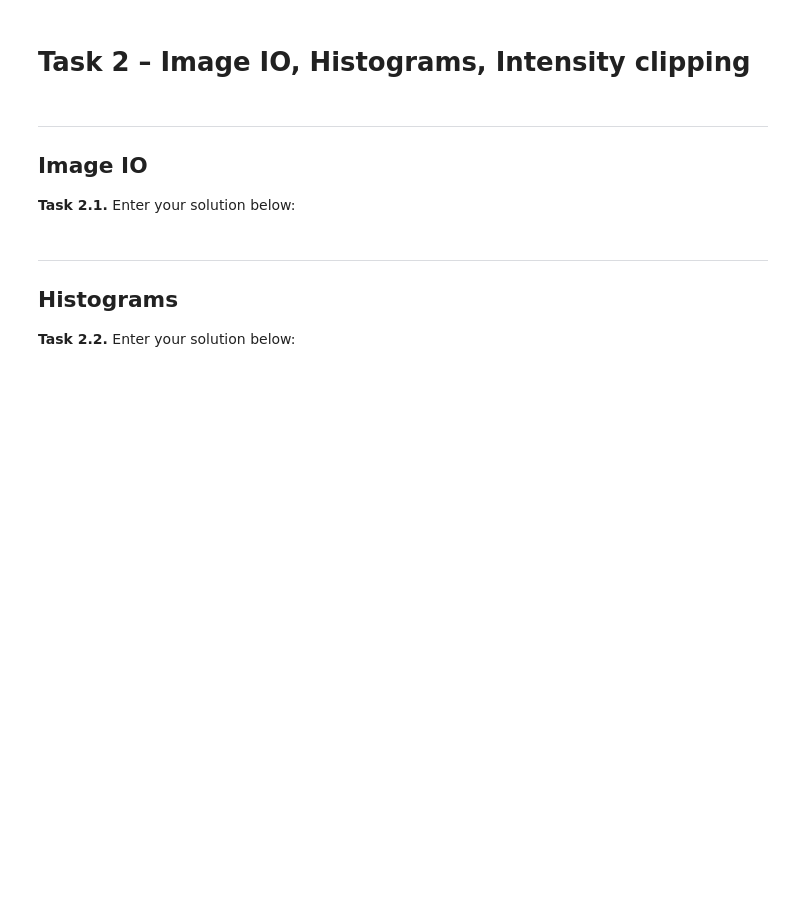
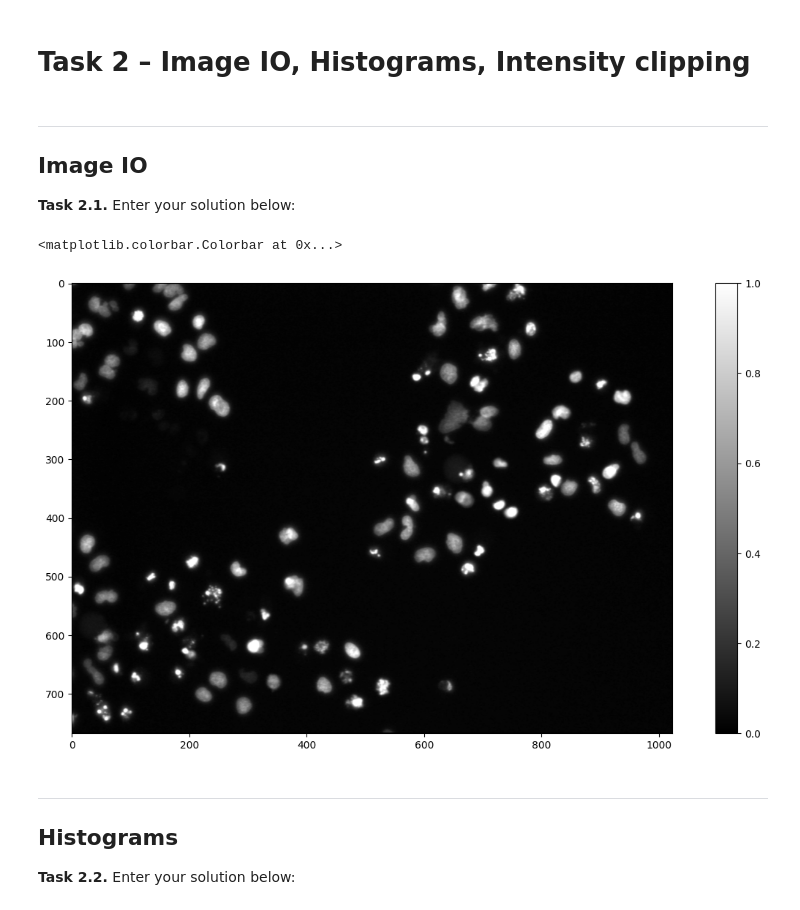
Before and after one commit to elisabeth-werner/mobi-fs3-python, a Jupyter notebook: task2.ipynb, the cells around one changed output. Drawn from its saved outputs; the diff is of its cells as text; code cells hidden in the pictures; blank space fills up the shorter version.

```diff
--- a/task2.ipynb
+++ b/task2.ipynb
@@ -11,6 +11,12 @@ import matplotlib.pyplot as plt
 **<a id="#">Task 2.1.</a>** Enter your solution below:
 # %%
 img = plt.imread("data/cells.png")
+plt.figure(figsize=(15,8))
+plt.imshow(img, "gray")
+plt.colorbar()
+# %% [output]
+<matplotlib.colorbar.Colorbar at 0x...>
+[figure, added]
 # %% [markdown]
 ---
 
```
Also changed, not shown: parts of 7 cells of this notebook.
